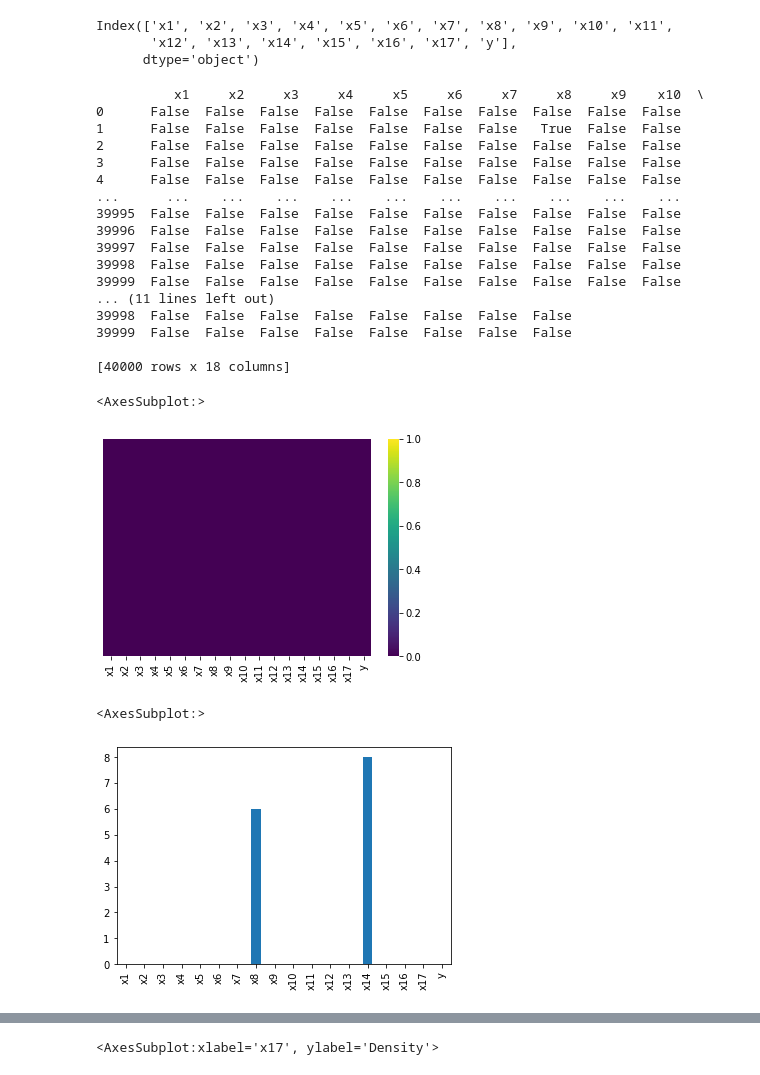
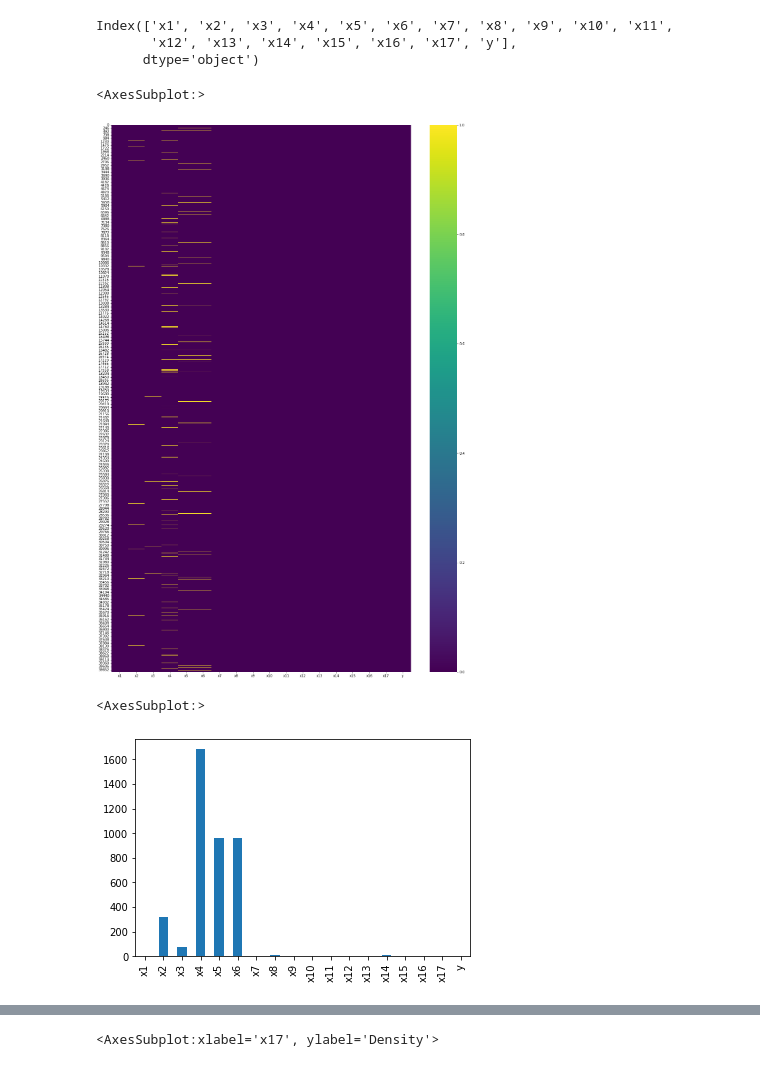
Before and after one commit to chan1992241/Machine_Learning_Practice, a Jupyter notebook: code.ipynb, the cells around one changed output, grey strips where cells are left out. Cells and saved outputs as stored; diff of their text form; code cells hidden in the pictures.

```diff
--- a/code.ipynb
+++ b/code.ipynb
@@ -7,5 +9,6 @@ import seaborn as sns
 # %%
-data = pd.read_csv("assign.csv")
+na_values = ['NaN', "unknown"]
+data = pd.read_csv("assign.csv", na_values=na_values)
 data.head(20)
 # %% [output]
 |  | x1 | x2 | x3 | x4 | x5 | x6 | x7 | x8 | x9 | x10 | x11 | ... |
@@ -64,29 +67,15 @@ Index(['x1', 'x2', 'x3', 'x4', 'x5', 'x6', 'x7', 'x8', 'x9', 'x10', 'x11',
        'x12', 'x13', 'x14', 'x15', 'x16', 'x17', 'y'],
       dtype='object')
 # %%
-print(data.isnull())
-# plot isnull is true in heatmap with larger size
-sns.heatmap(data.isnull(), yticklabels=False, cmap='viridis')
+# print(data.isnull())
+# # plot isnull is true in heatmap with larger size
+# sns.heatmap(data.isnull(), yticklabels=False, cmap='viridis')
+data.isnull().sum()
+plt.figure(figsize=(20,30))
+sns.heatmap(data.isnull(), cmap='viridis')
 # %% [output]
-          x1     x2     x3     x4     x5     x6     x7     x8     x9    x10  \
-0      False  False  False  False  False  False  False  False  False  False
-1      False  False  False  False  False  False  False   True  False  False
-2      False  False  False  False  False  False  False  False  False  False
-3      False  False  False  False  False  False  False  False  False  False
-4      False  False  False  False  False  False  False  False  False  False
-...      ...    ...    ...    ...    ...    ...    ...    ...    ...    ...
-39995  False  False  False  False  False  False  False  False  False  False
-39996  False  False  False  False  False  False  False  False  False  False
-39997  False  False  False  False  False  False  False  False  False  False
-39998  False  False  False  False  False  False  False  False  False  False
-39999  False  False  False  False  False  False  False  False  False  False
-... (11 lines left out)
-39998  False  False  False  False  False  False  False  False
-39999  False  False  False  False  False  False  False  False
-
-[40000 rows x 18 columns]
+<AxesSubplot:>
-<AxesSubplot:>
-[figure, old version]
+[figure, new version]
 # %%
 # check is Nan values in data and plot using heatmap
 data.isnull().sum()
@@ -94,4 +83,4 @@ data.isnull().sum()
 data.isnull().sum().plot(kind='bar')
 # %% [output]
 <AxesSubplot:>
-[figure, old version]
+[figure, new version]
```
Also changed, not shown: parts of 42 cells of this notebook.
